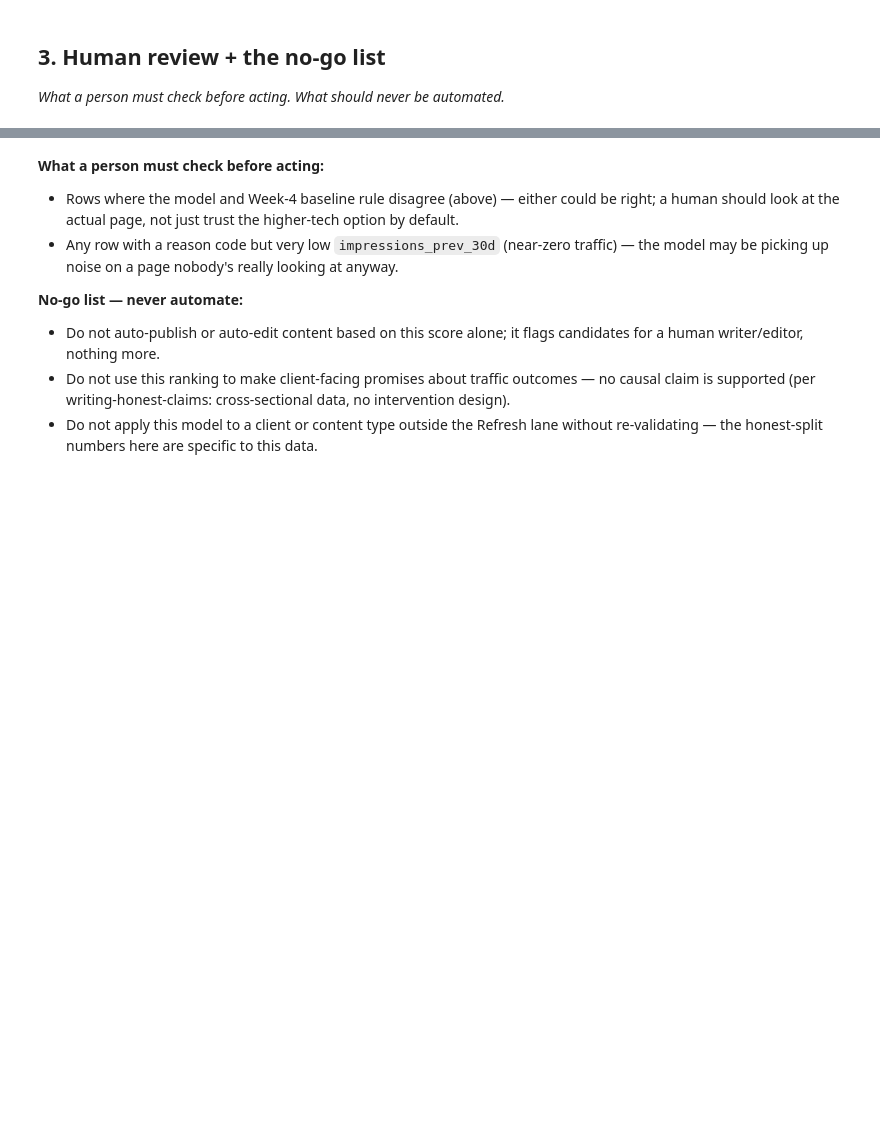
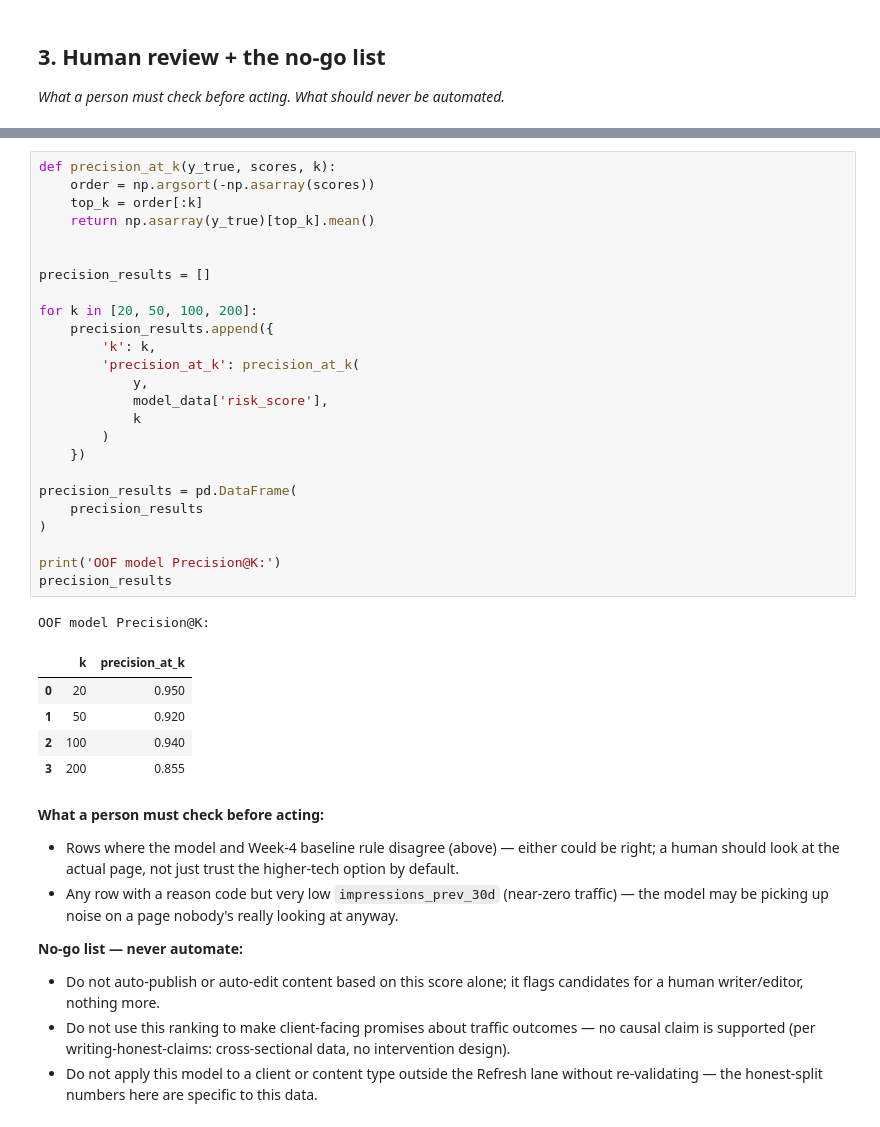
Before and after one commit to AhmedMahmoud-123/FlyRank_AI, a Jupyter notebook: work/notebooks/w07_action_playbook.ipynb, the cells around one changed output, grey strips where cells are left out. Cells and saved outputs as stored; diff of their text form; blank space fills up the shorter version.

```diff
--- a/work/notebooks/w07_action_playbook.ipynb
+++ b/work/notebooks/w07_action_playbook.ipynb
@@ -141,5 +230,37 @@ disagreement[['content_id', 'risk_score', 'reason_code']].head(10)
 | 15 | content_689414059706 | 0.98000 | low_signal |
 | 16 | content_78bd1d4a1d4d | 0.58500 | low_signal |
+# %%
+def precision_at_k(y_true, scores, k):
+    order = np.argsort(-np.asarray(scores))
+    top_k = order[:k]
+    return np.asarray(y_true)[top_k].mean()
+
+
+precision_results = []
+
+for k in [20, 50, 100, 200]:
+    precision_results.append({
+        'k': k,
+        'precision_at_k': precision_at_k(
+            y,
+            model_data['risk_score'],
+            k
+        )
+    })
+
+precision_results = pd.DataFrame(
+    precision_results
+)
+
+print('OOF model Precision@K:')
+precision_results
+# %% [output]
+OOF model Precision@K:
+|  | k | precision_at_k |
+| 0 | 20 | 0.950 |
+| 1 | 50 | 0.920 |
+| 2 | 100 | 0.940 |
+| 3 | 200 | 0.855 |
 # %% [markdown]
 **What a person must check before acting:**
 - Rows where the model and Week-4 baseline rule disagree (above) — either could be right;
```
Also changed, not shown: parts of 7 cells of this notebook.
